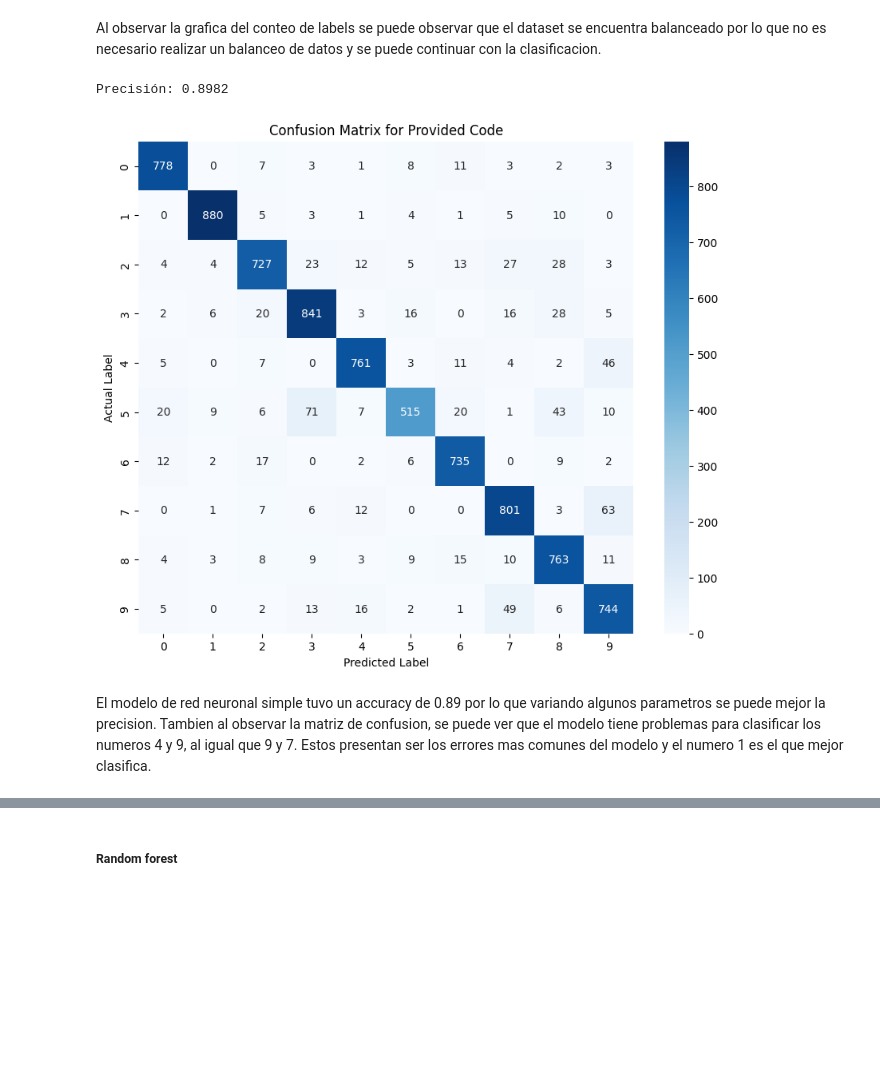
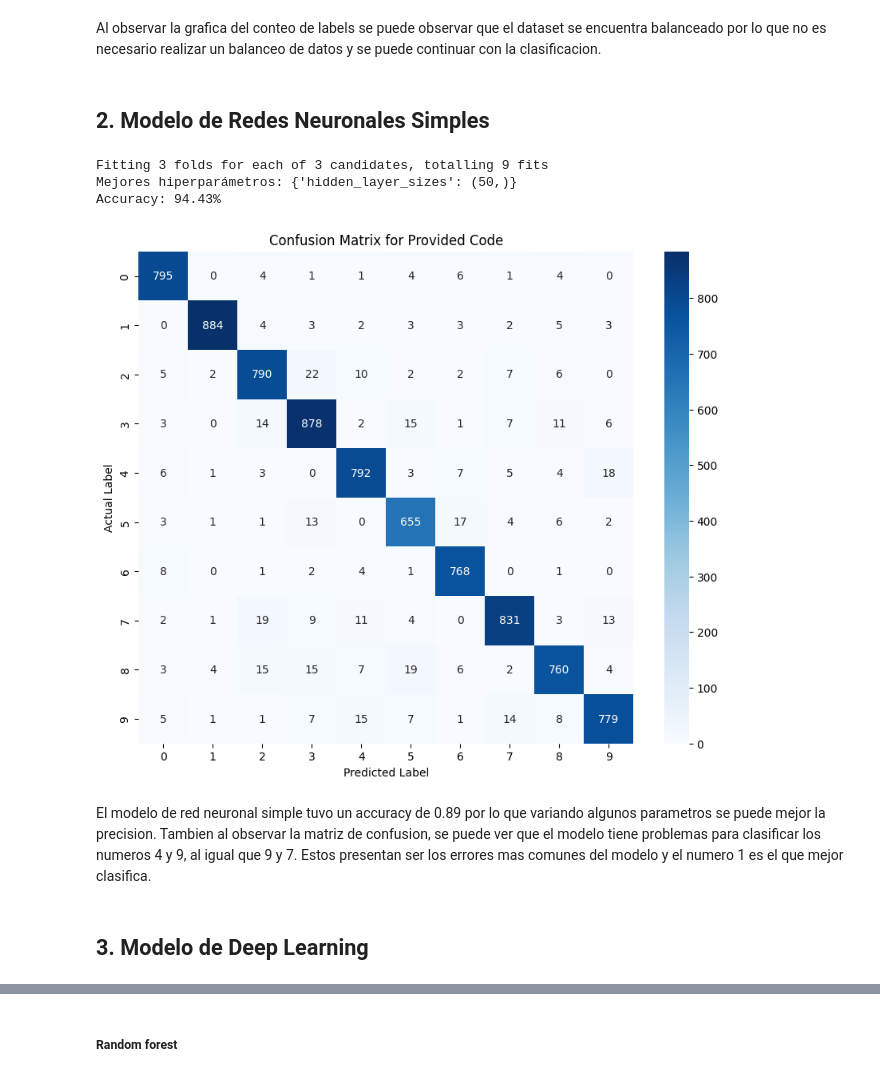
Before and after one commit to Manuel-Archila/Lab3_DS, a Jupyter notebook: Lab3.ipynb, the cells around one changed output, grey strips where cells are left out. Saved outputs shown, nothing was run; the diff lists cells and outputs as text; code cells hidden in the pictures; blank space fills up the shorter version.

```diff
--- a/Lab3.ipynb
+++ b/Lab3.ipynb
@@ -56,50 +62,45 @@ plt.show()
 Al observar la grafica del conteo de labels se puede observar que el dataset se encuentra balanceado por lo que no es necesario realizar un balanceo de datos y se puede continuar con la clasificacion.
 # %%
 full_train = data.copy()
+# %% [markdown]
+## 2. Modelo de Redes Neuronales Simples
 # %%
-from sklearn.neural_network import MLPClassifier
-from sklearn.model_selection import train_test_split
-from sklearn.metrics import accuracy_score
-
-
 y = data["label"]
 X = data.drop("label", axis=1)
 X_train, X_test, y_train, y_test = train_test_split(X, y, test_size=0.2, random_state=42)
-parameters = [(15,), (25,), (50,)]
+param_grid_1 = {"hidden_layer_sizes":[(15,), (25,), (50,)]}
 
 # Creación de la red neuronal
-best_model = None
-best_accuracy = 0
+
 # Aquí estamos creando una red neuronal con una capa oculta de 5 neuronas
-#for i in range(3):
-mlp = MLPClassifier(hidden_layer_sizes=(15,), max_iter=1000, activation='relu', solver='adam', random_state=42)
+mlp = MLPClassifier(random_state=42)
 
-# Entrenamiento
-mlp.fit(X_train, y_train)
+grid_search = GridSearchCV(estimator=mlp, param_grid=param_grid_1, cv=3, n_jobs=-1, verbose=2, scoring='accuracy')
+grid_search.fit(X_train, y_train)
+print("Mejores hiperparámetros:", grid_search.best_params_)
 
-# Predicciones
-y_pred = mlp.predict(X_test)
+best_mlp = grid_search.best_estimator_
+y_pred = best_mlp.predict(X_test)
+
+accuracy = accuracy_score(y_test, y_pred)
+print(f"Accuracy: {accuracy * 100:.2f}%")
+
 conf_mat = confusion_matrix(y_test, y_pred)
-
-
-# Evaluación
-#print("Modelo", i+1)
-accuracy = accuracy_score(y_test, y_pred)
-if accuracy > best_accuracy:
-    best_accuracy = accuracy
-    best_model = mlp
-print(f"Precisión: {accuracy:.4f}")
 
 # Plot the confusion matrix using seaborn
 plt.figure(figsize=(10, 8))
 sns.heatmap(conf_mat, annot=True, fmt="d", cmap="Blues",
             xticklabels=list(range(10)), yticklabels=list(range(10)))
 plt.ylabel('Actual Label')
 plt.xlabel('Predicted Label')
 plt.title('Confusion Matrix for Provided Code')
 plt.show()
 # %% [output]
-Precisión: 0.8982
+Fitting 3 folds for each of 3 candidates, totalling 9 fits
+Mejores hiperparámetros: {'hidden_layer_sizes': (50,)}
+Accuracy: 94.43%
-[figure, old version]
+[figure, new version]
 # %% [markdown]
 El modelo de red neuronal simple tuvo un accuracy de 0.89 por lo que variando algunos parametros se puede mejor la precision. Tambien al observar la matriz de confusion, se puede ver que el modelo tiene problemas para clasificar los numeros 4 y 9, al igual que 9 y 7. Estos presentan ser los errores mas comunes del modelo y el numero 1 es el que mejor clasifica.
+# %% [markdown]
+## 3. Modelo de Deep Learning
```
Also changed, not shown: parts of 11 cells of this notebook, 1 other file.
